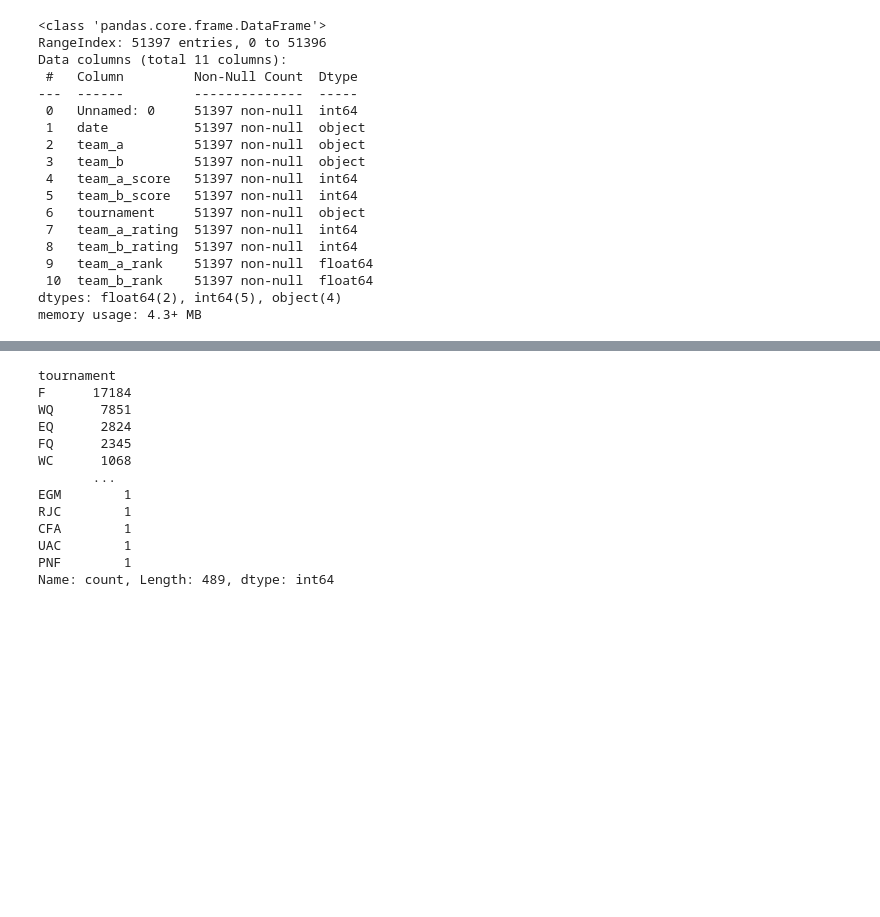
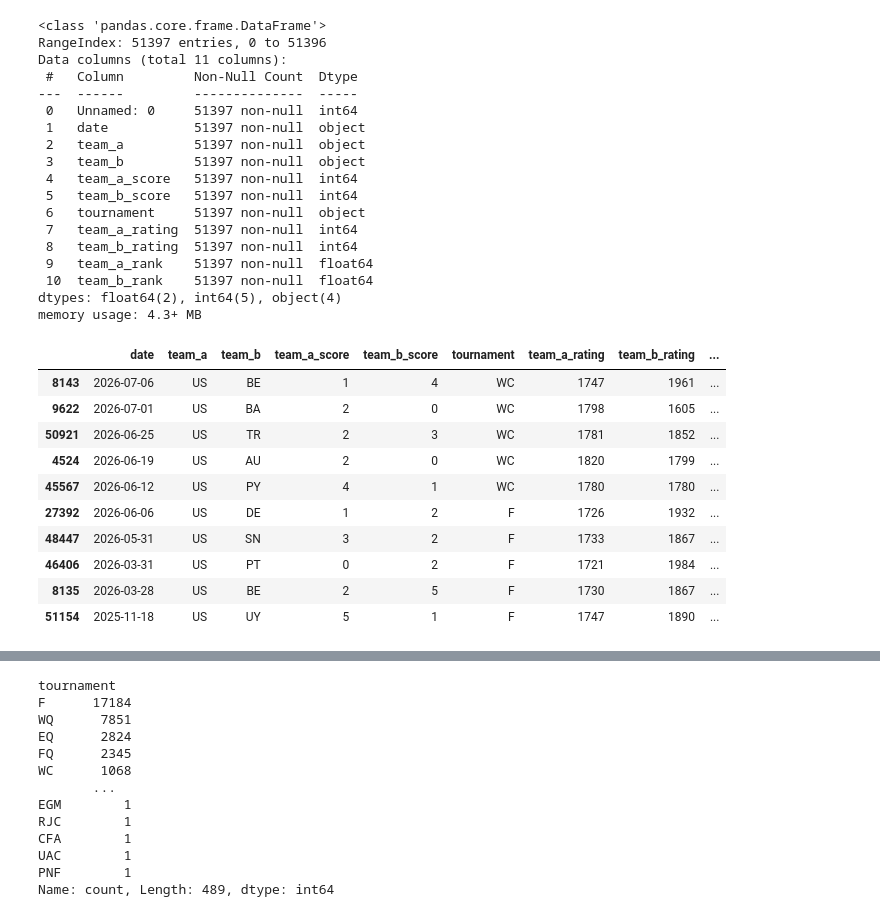
Before and after one commit to jlnsmith2001/world_cup_prediction_platform, a Jupyter notebook: notebooks/merge_match_results_and_elo_05.ipynb, the cells around one changed output, grey strips where cells are left out. Drawn from its saved outputs; the diff is of its cells as text; code cells hidden in the pictures; blank space fills up the shorter version.

```diff
--- a/notebooks/merge_match_results_and_elo_05.ipynb
+++ b/notebooks/merge_match_results_and_elo_05.ipynb
@@ -75,6 +75,8 @@ elo.head(5)
 | 2 | 2 | 1948-07-26 | LU | AF | 6 | 0 | OG | 1307 | ... |
 | 3 | 3 | 1949-10-26 | IR | AF | 4 | 0 | F | 1571 | ... |
 | 4 | 4 | 1951-03-07 | IN | AF | 3 | 0 | ASG | 1669 | ... |
+# %%
+elo = elo.sort_values(by = "date", ascending = False)
 # %%
 elo.info()
 # %% [output]
@@ -96,3 +98,5 @@ Data columns (total 11 columns):
  10  team_b_rank    51397 non-null  float64
 dtypes: float64(2), int64(5), object(4)
 memory usage: 4.3+ MB
+# %%
+team_ab = elo[elo["team_a"] == "US"]
@@ -98,0 +105,14 @@ memory usage: 4.3+ MB
+# %%
+team_ab.head(10)
+# %% [output]
+|  | date | team_a | team_b | team_a_score | team_b_score | tournament | team_a_rating | team_b_rating | ... |
+| 8143 | 2026-07-06 | US | BE | 1 | 4 | WC | 1747 | 1961 | ... |
+| 9622 | 2026-07-01 | US | BA | 2 | 0 | WC | 1798 | 1605 | ... |
+| 50921 | 2026-06-25 | US | TR | 2 | 3 | WC | 1781 | 1852 | ... |
+| 4524 | 2026-06-19 | US | AU | 2 | 0 | WC | 1820 | 1799 | ... |
+| 45567 | 2026-06-12 | US | PY | 4 | 1 | WC | 1780 | 1780 | ... |
+| 27392 | 2026-06-06 | US | DE | 1 | 2 | F | 1726 | 1932 | ... |
+| 48447 | 2026-05-31 | US | SN | 3 | 2 | F | 1733 | 1867 | ... |
+| 46406 | 2026-03-31 | US | PT | 0 | 2 | F | 1721 | 1984 | ... |
+| 8135 | 2026-03-28 | US | BE | 2 | 5 | F | 1730 | 1867 | ... |
+| 51154 | 2025-11-18 | US | UY | 5 | 1 | F | 1747 | 1890 | ... |
```
Also changed, not shown: parts of 4 cells of this notebook, 1 other file.
